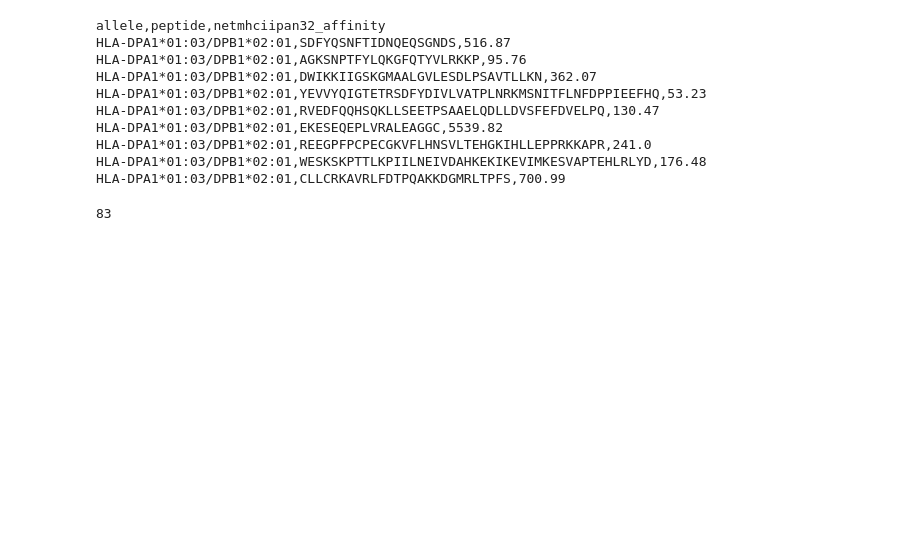
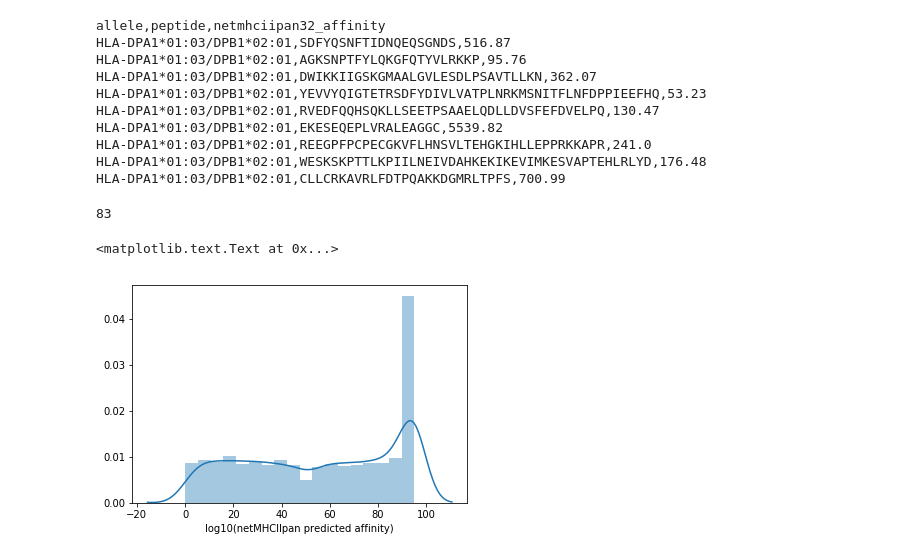
Before and after one commit to openvax/mhc2-data, a Jupyter notebook: iedb-notebook/Generate decoys with NetMHCIIpan predictions.ipynb, the cells around one changed output. Drawn from its saved outputs; the diff is of its cells as text; code cells hidden in the pictures; blank space fills up the shorter version.

Commit message:
updated with percentile rank

```diff
--- a/iedb-notebook/Generate decoys with NetMHCIIpan predictions.ipynb
+++ b/iedb-notebook/Generate decoys with NetMHCIIpan predictions.ipynb
@@ -234,6 +247,8 @@ INFO:mhctools.process_helpers:Ran 1 commands in 44.5744 seconds
 # %%
 pmhc_to_aff = {}
+pmhc_to_pr = {}
 # %%
 for (allele, preds) in netmhciipan_predictions.items():
     for pred in preds:
         pmhc_to_aff[(allele, pred.peptide)] = pred.affinity
+        pmhc_to_pr[(allele, pred.peptide)] = pred.percentile_rank
@@ -300,0 +307,6 @@ len(set((zip(hits.inferred_allele, hits.peptide))).intersection(set(zip(df_decoy
+# %%
+seaborn.distplot([p.percentile_rank for p in preds])
+pyplot.xlabel("log10(netMHCIIpan predicted affinity)")
+# %% [output]
+<matplotlib.text.Text at 0x...>
+[figure, added]
```
Also changed, not shown: parts of 12 cells of this notebook, 1 other file.
